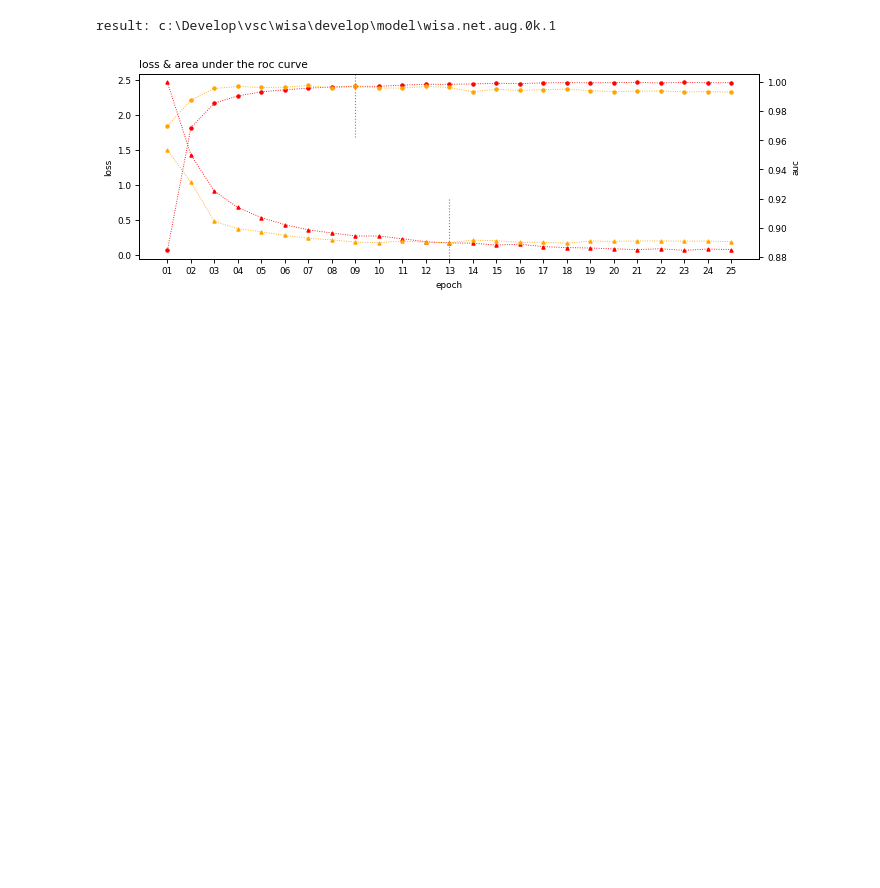
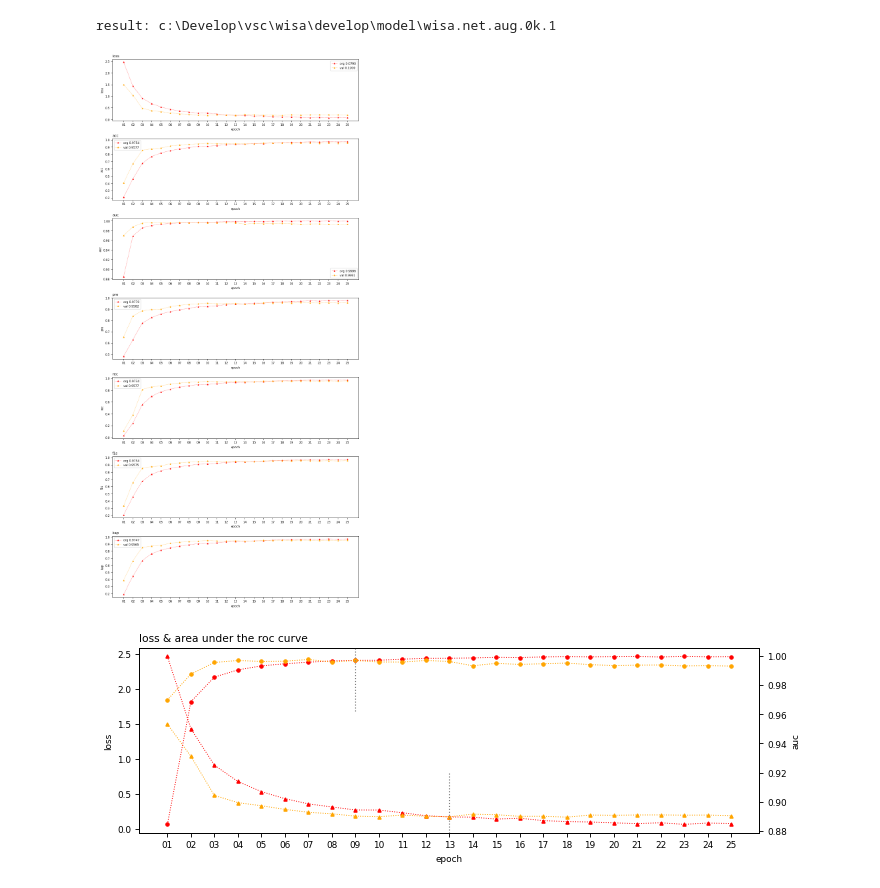
Before and after one commit to nbauersfeld/wisa, a Jupyter notebook: wisa.net.4.ipynb, the cells around one changed output. Cells and saved outputs as stored; diff of their text form; code cells hidden in the pictures; blank space fills up the shorter version.

```diff
--- a/wisa.net.4.ipynb
+++ b/wisa.net.4.ipynb
@@ -518,34 +518,36 @@ plt.rcParams["figure.dpi"] = 80
 
 titles = keys
 
 ncols = 1
 nrows = len(keys)
 
 fig, ax = plt.subplots(nrows=nrows,ncols=ncols,figsize=[10*ncols,3*nrows])
 
 xticks = np.arange(len(history["loss"]))
 xticklabels = ["%02d"%(t+1) for t in xticks]
 
 j = 0
 for k in keys:
   ax[j].plot(xticks,history[k],"^:",ms=3,lw=.8,c="red",label="org %.4f"%(history[k][-1]))
   k = "val_%s"%(k)
   if k in list(history.keys()): ax[j].plot(xticks,history[k],"^:",ms=3,lw=.8,c="orange",label="val %.4f"%(history[k][-1]))
   j += 1
 
 for i,a in enumerate(ax.ravel()):
   a.set_xlabel("epoch")
   a.set_xticks(xticks)
   a.set_xticklabels(xticklabels)
   if i<len(titles):
     a.legend()
     a.set_title(titles[i],x=0,ha="left")
     a.set_ylabel(titles[i])
   else:
     a.set_axis_off()
 
 plt.tight_layout()
-f_savefig(os.path.join(fresult,"%s.model.metrics.png"%(fprefix)),fmetadata,gshow=False)
+f_savefig(os.path.join(fresult,"%s.model.metrics.png"%(fprefix)),fmetadata,gshow=True)
+# %% [output]
+[figure, added]
 # %%
 plt.rcParams["font.size"] = 8
 plt.rcParams["figure.dpi"] = 80
```
Also changed, not shown: 7 other files.
